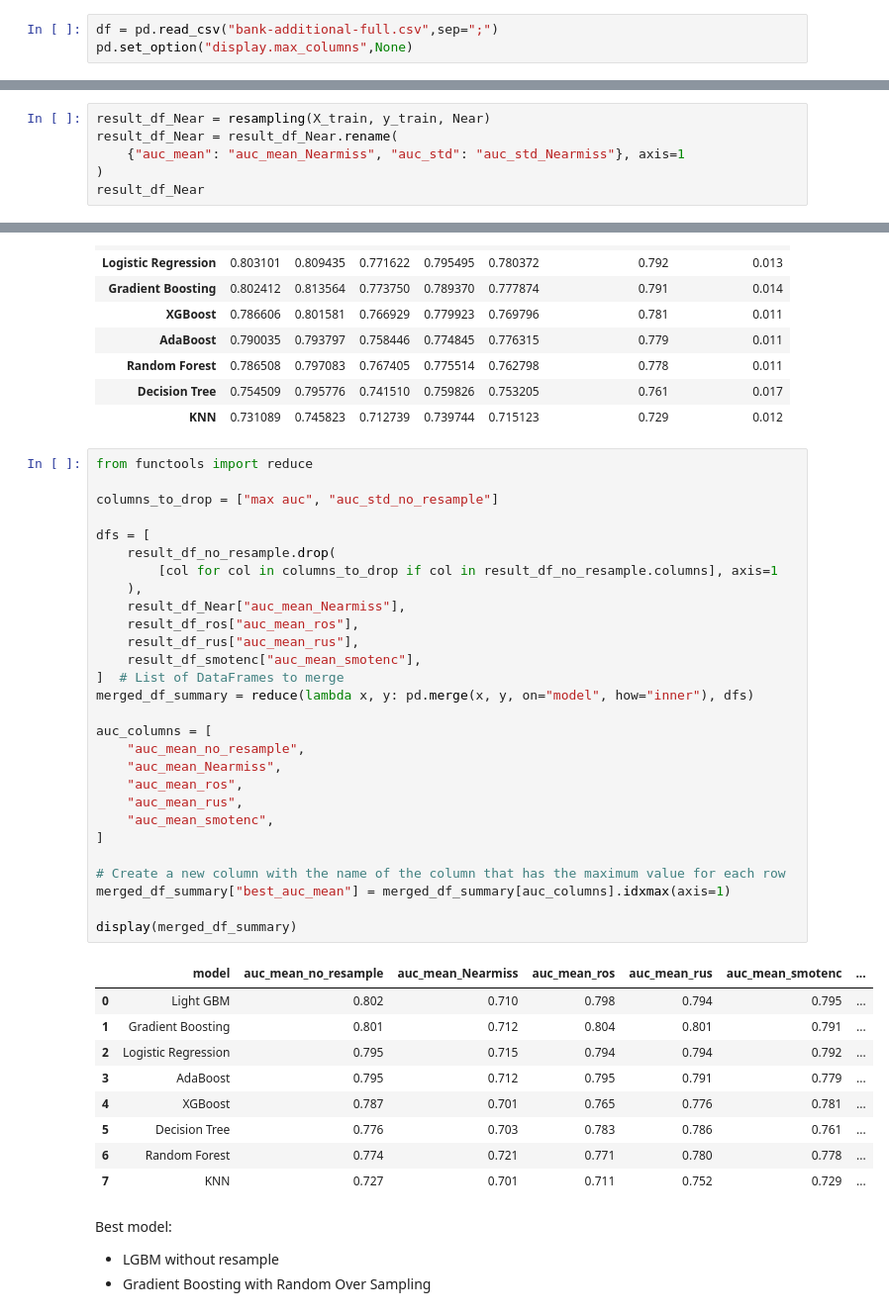
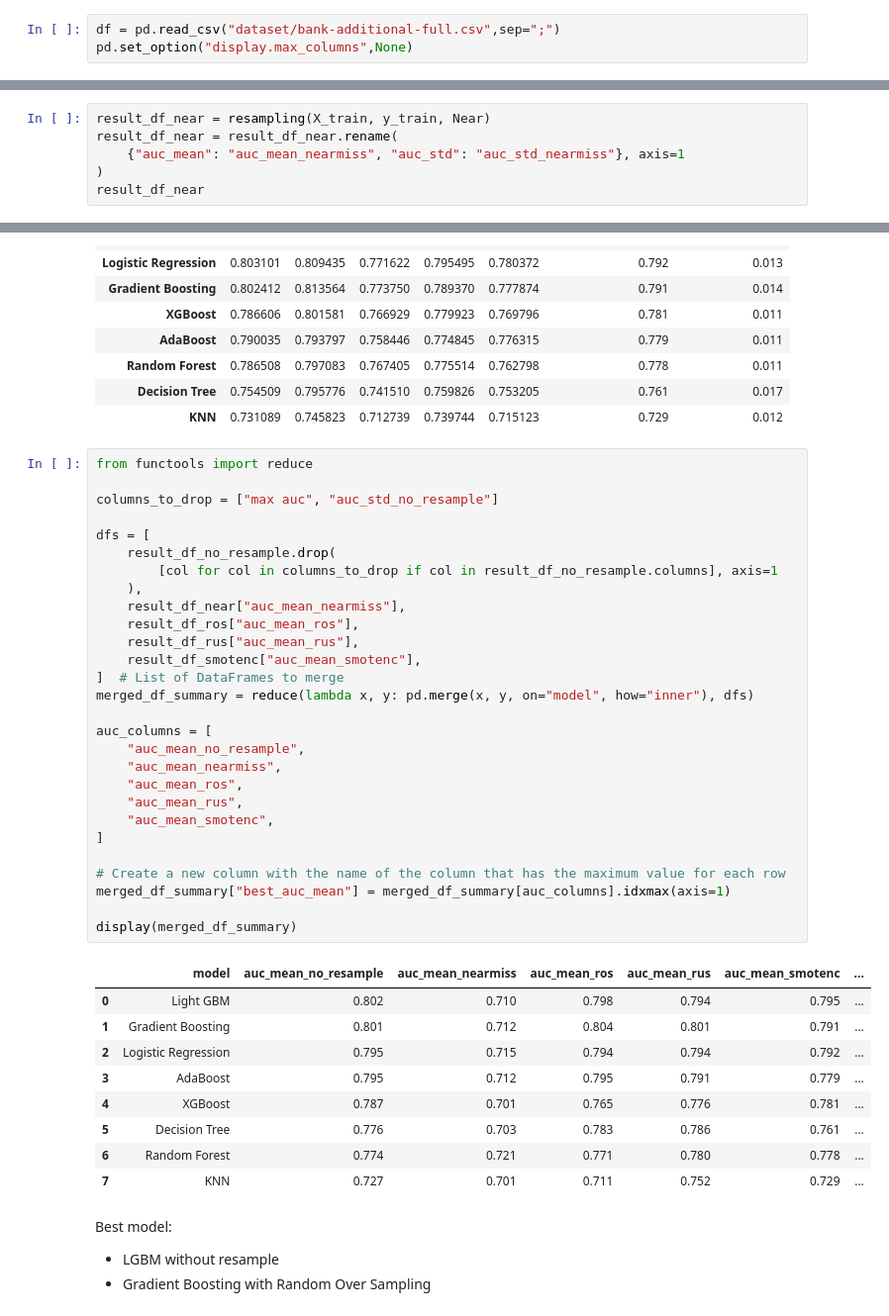
Before and after one commit to PurwadhikaDev/BarracudaGroup_DTI_01_FinalProject, a Jupyter notebook: Bank_Marketing_Campaign.ipynb, the cells around one changed output, grey strips where cells are left out. Shown at 99% size. Saved outputs shown, nothing was run; the diff lists cells and outputs as text.

```diff
--- a/Bank_Marketing_Campaign.ipynb
+++ b/Bank_Marketing_Campaign.ipynb
@@ -200,7 +206,7 @@ warnings.filterwarnings("ignore", category=FutureWarning)
 pd.set_option('display.max_columns', None)
 pd.set_option('display.max_colwidth', None)
 # %%
-df = pd.read_csv("bank-additional-full.csv",sep=";")
+df = pd.read_csv("dataset/bank-additional-full.csv",sep=";")
 pd.set_option("display.max_columns",None)
 # %%
 df
@@ -2317,9 +2321,9 @@ def resampling(X_train, y_train, resample_method):
 
     return result.sort_values("auc_mean", ascending=False)
 # %%
-result_df_Near = resampling(X_train, y_train, Near)
-result_df_Near = result_df_Near.rename(
-    {"auc_mean": "auc_mean_Nearmiss", "auc_std": "auc_std_Nearmiss"}, axis=1
+result_df_near = resampling(X_train, y_train, Near)
+result_df_near = result_df_near.rename(
+    {"auc_mean": "auc_mean_nearmiss", "auc_std": "auc_std_nearmiss"}, axis=1
 )
-result_df_Near
+result_df_near
 # %% [output]
@@ -2387,33 +2391,33 @@ result_df_smotenc
 # %%
 from functools import reduce
 
 columns_to_drop = ["max auc", "auc_std_no_resample"]
 
 dfs = [
     result_df_no_resample.drop(
         [col for col in columns_to_drop if col in result_df_no_resample.columns], axis=1
     ),
-    result_df_Near["auc_mean_Nearmiss"],
+    result_df_near["auc_mean_nearmiss"],
     result_df_ros["auc_mean_ros"],
     result_df_rus["auc_mean_rus"],
     result_df_smotenc["auc_mean_smotenc"],
 ]  # List of DataFrames to merge
 merged_df_summary = reduce(lambda x, y: pd.merge(x, y, on="model", how="inner"), dfs)
 
 auc_columns = [
     "auc_mean_no_resample",
-    "auc_mean_Nearmiss",
+    "auc_mean_nearmiss",
     "auc_mean_ros",
     "auc_mean_rus",
     "auc_mean_smotenc",
 ]
 
 # Create a new column with the name of the column that has the maximum value for each row
 merged_df_summary["best_auc_mean"] = merged_df_summary[auc_columns].idxmax(axis=1)
 
 display(merged_df_summary)
 # %% [output]
-|  | model | auc_mean_no_resample | auc_mean_Nearmiss | auc_mean_ros | auc_mean_rus | auc_mean_smotenc | ... |
+|  | model | auc_mean_no_resample | auc_mean_nearmiss | auc_mean_ros | auc_mean_rus | auc_mean_smotenc | ... |
 | 0 | Light GBM | 0.802 | 0.710 | 0.798 | 0.794 | 0.795 | ... |
 | 1 | Gradient Boosting | 0.801 | 0.712 | 0.804 | 0.801 | 0.791 | ... |
 | 2 | Logistic Regression | 0.795 | 0.715 | 0.794 | 0.794 | 0.792 | ... |
```
Also changed, not shown: parts of 65 cells of this notebook, 2 other files.
